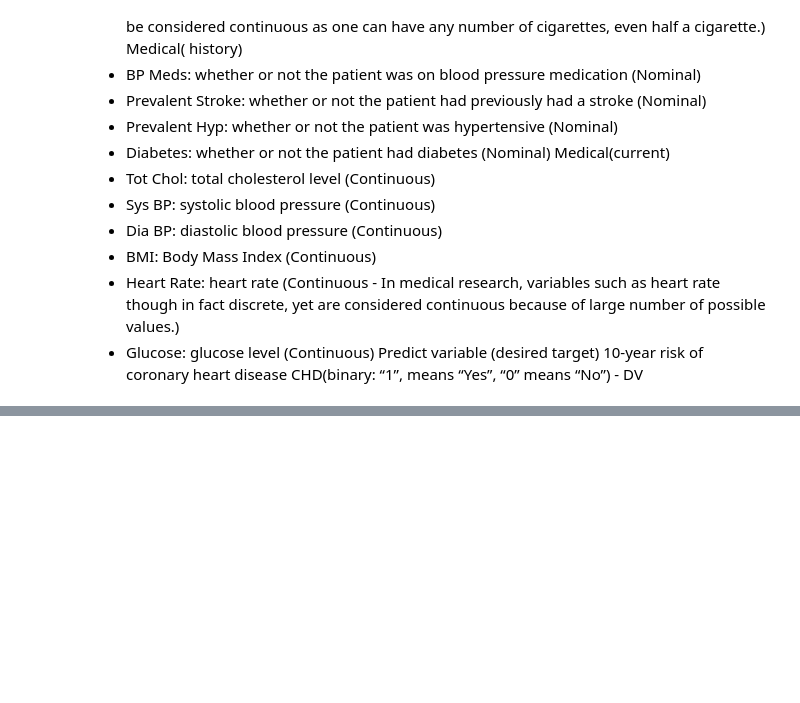
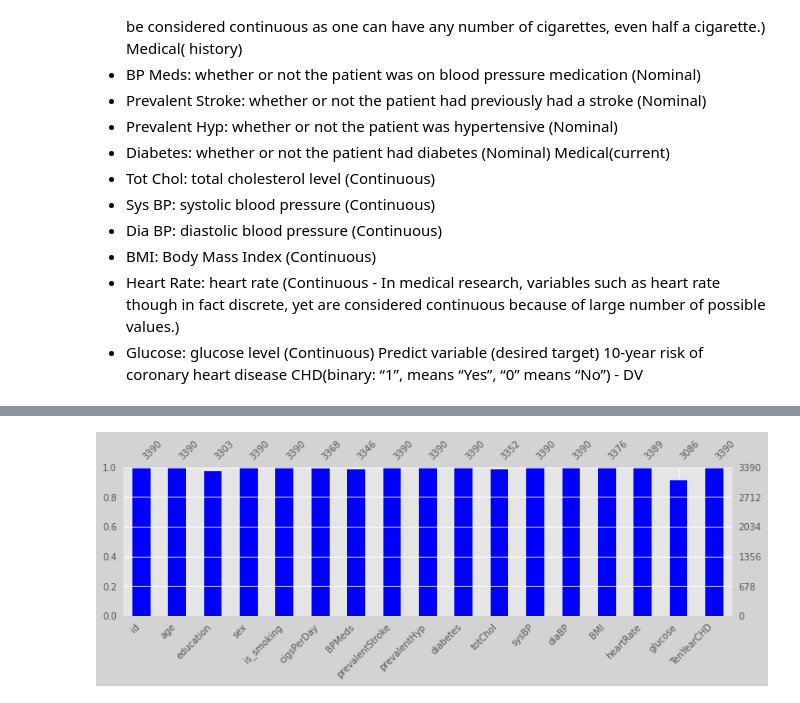
Before and after one commit to toupasana/Supervised-ML---Classification-, a Jupyter notebook: Copy_of_Cardiovascular_Risk_Prediction.ipynb, the cells around one changed output, grey strips where cells are left out. Cells and saved outputs as stored; diff of their text form; code cells hidden in the pictures; blank space fills up the shorter version.

```diff
--- a/Copy_of_Cardiovascular_Risk_Prediction.ipynb
+++ b/Copy_of_Cardiovascular_Risk_Prediction.ipynb
@@ -19,0 +30,24 @@
+# %%
+#importing Libraries
+import pandas as pd
+import numpy as np
+import matplotlib.pyplot as plt
+plt.style.use('ggplot')
+import seaborn as sns
+import warnings
+warnings.filterwarnings('ignore')
+from sklearn.preprocessing import LabelEncoder
+from sklearn.tree import DecisionTreeClassifier, export_graphviz
+from sklearn import tree
+from IPython.display import SVG
+from graphviz import Source
+from IPython.display import display
+from sklearn.ensemble import RandomForestClassifier
+from sklearn.ensemble import GradientBoostingClassifier
+from sklearn.model_selection import GridSearchCV
+from sklearn.metrics import roc_auc_score, confusion_matrix, accuracy_score, roc_curve
+from sklearn.neighbors import KNeighborsClassifier
+from sklearn.svm import SVC
+# %%
+#copy the data set path
+path  = "/content/drive/MyDrive/Capstone Project/Supervised ML - Classification/Cardiovascular Risk Prediction/Copy of data_cardiovascular_risk.csv"
@@ -19,0 +56,4 @@
+# %%
+crp_df = pd.read_csv(path)
+#analyzing first five rows
+crp_df.head()
@@ -19,0 +127,8 @@
+# %%
+#Visualize the missing values
+import missingno as msno
+plt.figure(facecolor='lightgray')
+msno.bar(crp_df,color='blue',figsize=[12,3],fontsize=10)
+plt.show()
+# %% [output]
+[figure, added]
```
Also changed, not shown: parts of 20 cells of this notebook.
